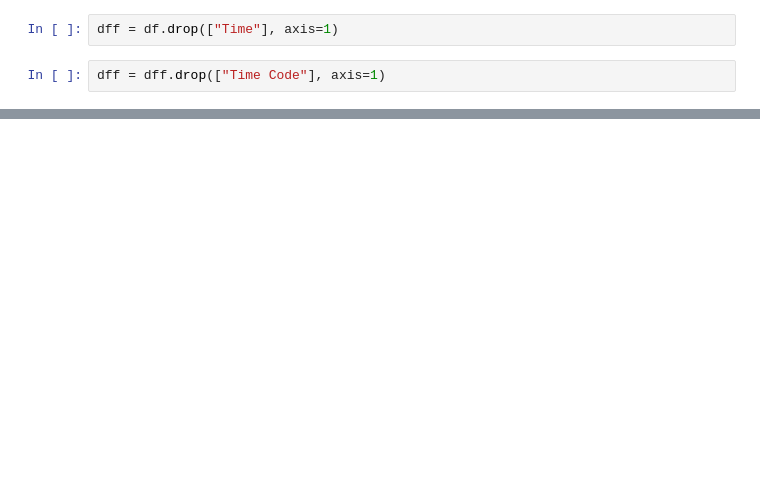
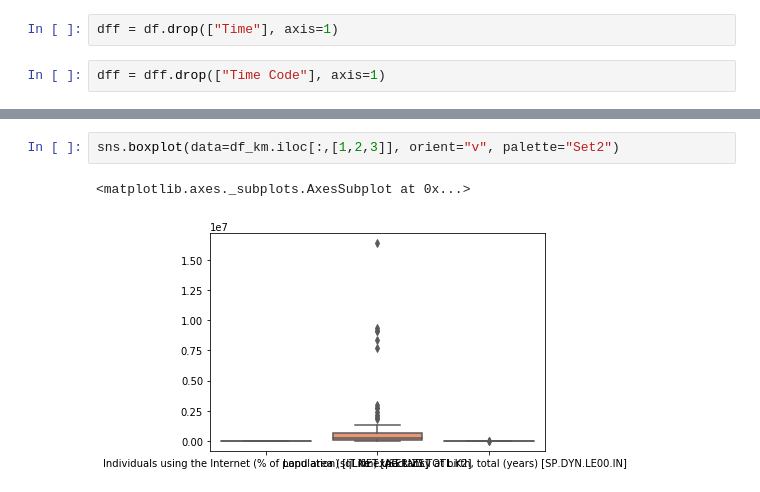
Before and after one commit to Pac0S/projet_IA, a Jupyter notebook: projet_IA.ipynb, the cells around one changed output, grey strips where cells are left out. Cells and saved outputs as stored; diff of their text form; blank space fills up the shorter version.

```diff
--- a/projet_IA.ipynb
+++ b/projet_IA.ipynb
@@ -95,0 +115,5 @@ df_km.head()
+# %%
+sns.boxplot(data=df_km.iloc[:,[1,2,3]], orient="v", palette="Set2")
+# %% [output]
+<matplotlib.axes._subplots.AxesSubplot at 0x...>
+[figure, added]
```
Also changed, not shown: parts of 23 cells of this notebook.
